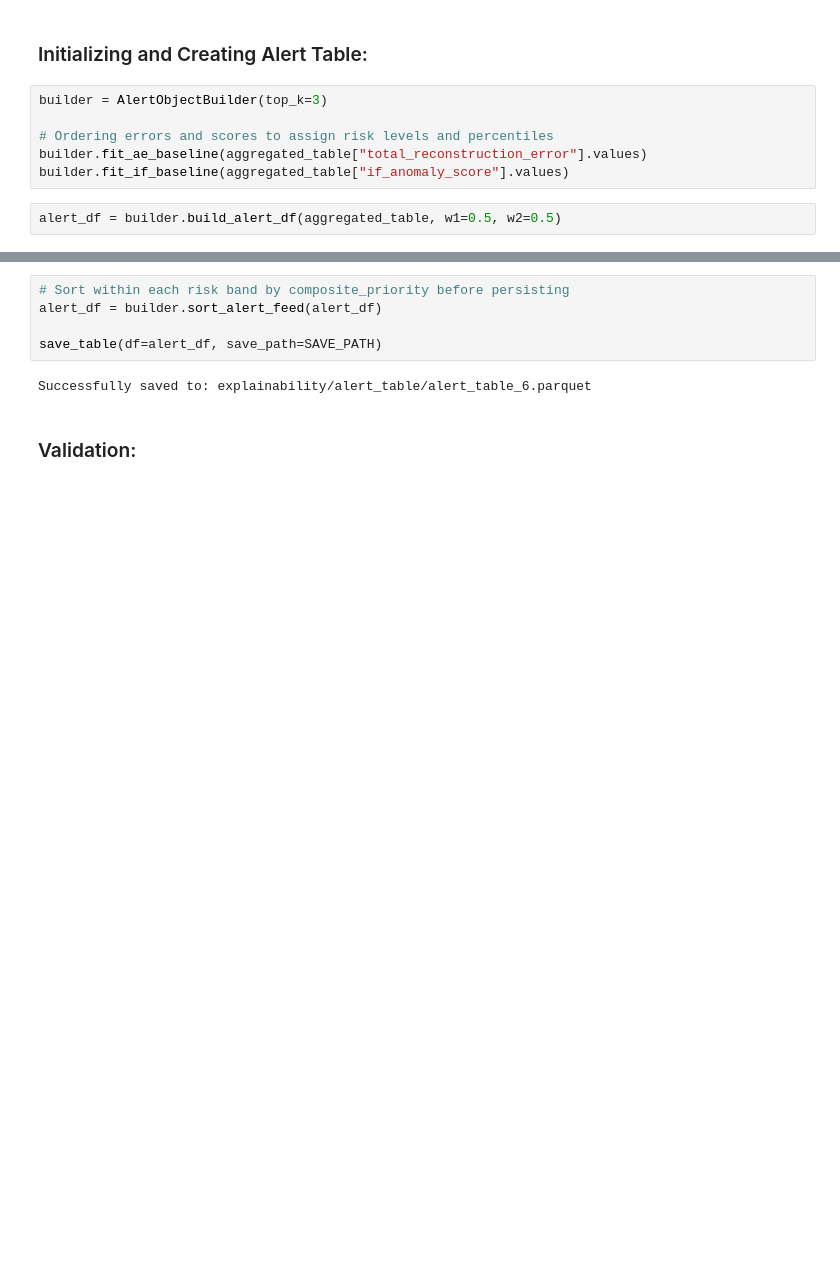
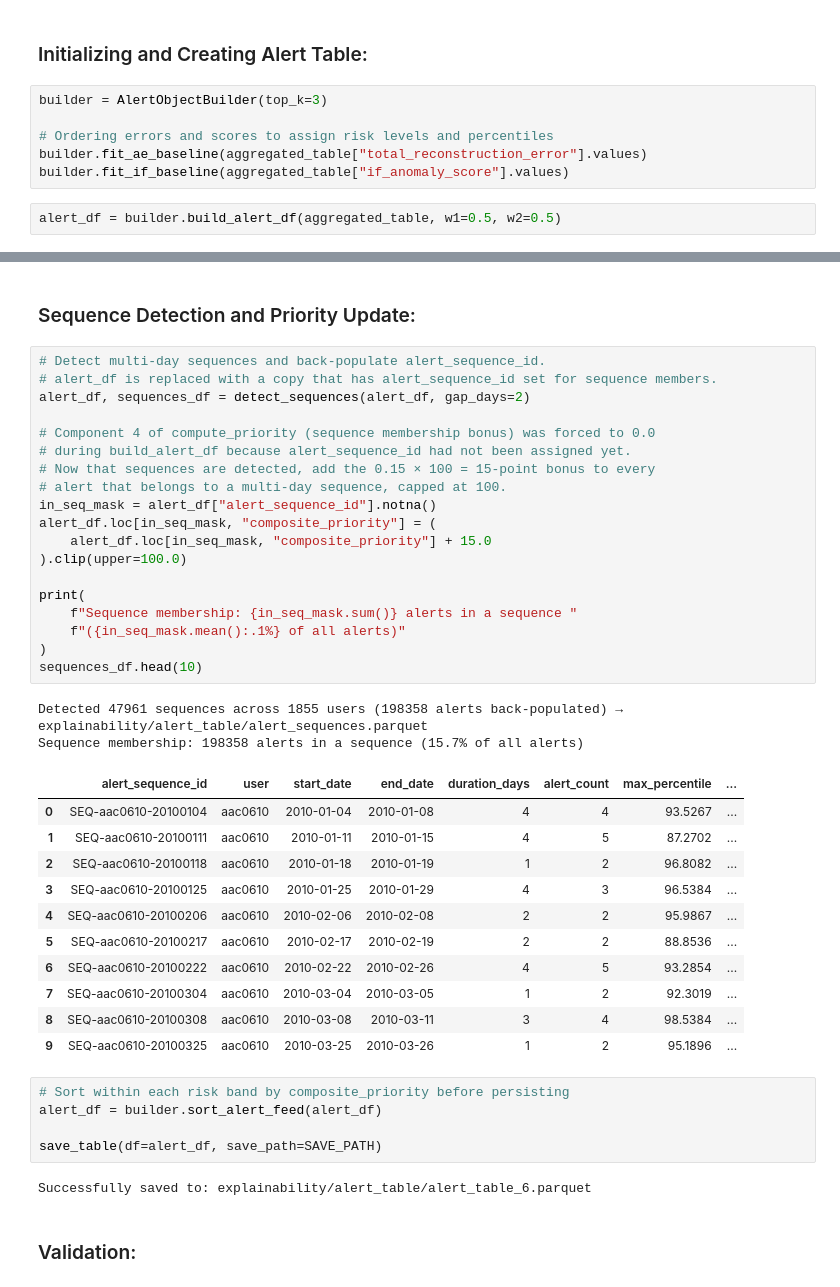
Before and after one commit to Aaron-Loera/Insider-Threat-Detection, a Jupyter notebook: Alert_Object_Builder.ipynb, the cells around one changed output, grey strips where cells are left out. Cells and saved outputs as stored; diff of their text form; blank space fills up the shorter version.

```diff
--- a/Alert_Object_Builder.ipynb
+++ b/Alert_Object_Builder.ipynb
@@ -91,4 +92,39 @@ alert_df.head()
 5 rows × 21 columns
+# %% [markdown]
+### Sequence Detection and Priority Update:
+# %%
+# Detect multi-day sequences and back-populate alert_sequence_id.
+# alert_df is replaced with a copy that has alert_sequence_id set for sequence members.
+alert_df, sequences_df = detect_sequences(alert_df, gap_days=2)
+
+# Component 4 of compute_priority (sequence membership bonus) was forced to 0.0
+# during build_alert_df because alert_sequence_id had not been assigned yet.
+# Now that sequences are detected, add the 0.15 × 100 = 15-point bonus to every
+# alert that belongs to a multi-day sequence, capped at 100.
+in_seq_mask = alert_df["alert_sequence_id"].notna()
+alert_df.loc[in_seq_mask, "composite_priority"] = (
+    alert_df.loc[in_seq_mask, "composite_priority"] + 15.0
+).clip(upper=100.0)
+
+print(
+    f"Sequence membership: {in_seq_mask.sum()} alerts in a sequence "
+    f"({in_seq_mask.mean():.1%} of all alerts)"
+)
+sequences_df.head(10)
+# %% [output]
+Detected 47961 sequences across 1855 users (198358 alerts back-populated) → explainability/alert_table/alert_sequences.parquet
+Sequence membership: 198358 alerts in a sequence (15.7% of all alerts)
+|  | alert_sequence_id | user | start_date | end_date | duration_days | alert_count | max_percentile | ... |
+| 0 | SEQ-aac0610-20100104 | aac0610 | 2010-01-04 | 2010-01-08 | 4 | 4 | 93.5267 | ... |
+| 1 | SEQ-aac0610-20100111 | aac0610 | 2010-01-11 | 2010-01-15 | 4 | 5 | 87.2702 | ... |
+| 2 | SEQ-aac0610-20100118 | aac0610 | 2010-01-18 | 2010-01-19 | 1 | 2 | 96.8082 | ... |
+| 3 | SEQ-aac0610-20100125 | aac0610 | 2010-01-25 | 2010-01-29 | 4 | 3 | 96.5384 | ... |
+| 4 | SEQ-aac0610-20100206 | aac0610 | 2010-02-06 | 2010-02-08 | 2 | 2 | 95.9867 | ... |
+| 5 | SEQ-aac0610-20100217 | aac0610 | 2010-02-17 | 2010-02-19 | 2 | 2 | 88.8536 | ... |
+| 6 | SEQ-aac0610-20100222 | aac0610 | 2010-02-22 | 2010-02-26 | 4 | 5 | 93.2854 | ... |
+| 7 | SEQ-aac0610-20100304 | aac0610 | 2010-03-04 | 2010-03-05 | 1 | 2 | 92.3019 | ... |
+| 8 | SEQ-aac0610-20100308 | aac0610 | 2010-03-08 | 2010-03-11 | 3 | 4 | 98.5384 | ... |
+| 9 | SEQ-aac0610-20100325 | aac0610 | 2010-03-25 | 2010-03-26 | 1 | 2 | 95.1896 | ... |
 # %%
 # Sort within each risk band by composite_priority before persisting
 alert_df = builder.sort_alert_feed(alert_df)
```
Also changed, not shown: parts of 6 cells of this notebook, 2 other files.
